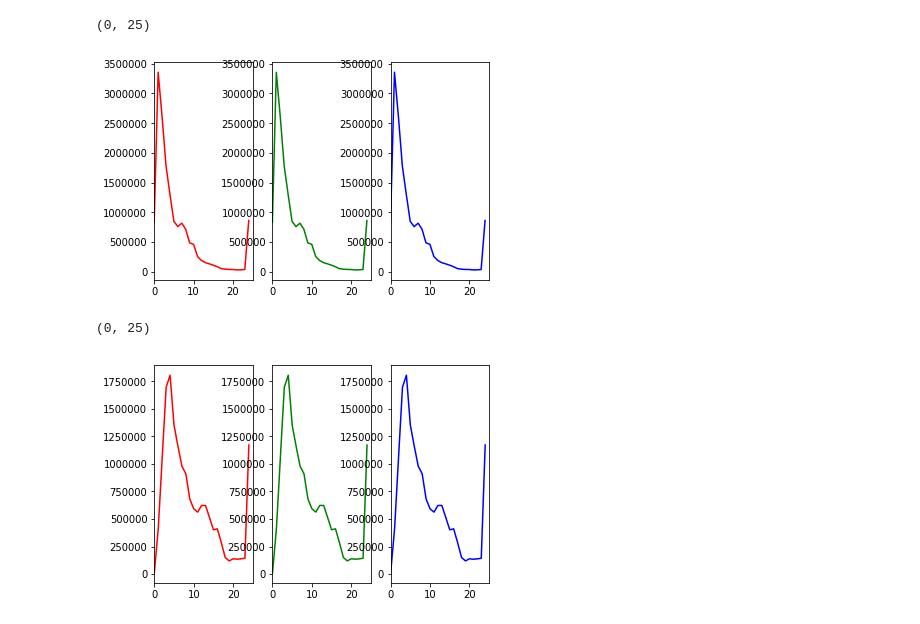
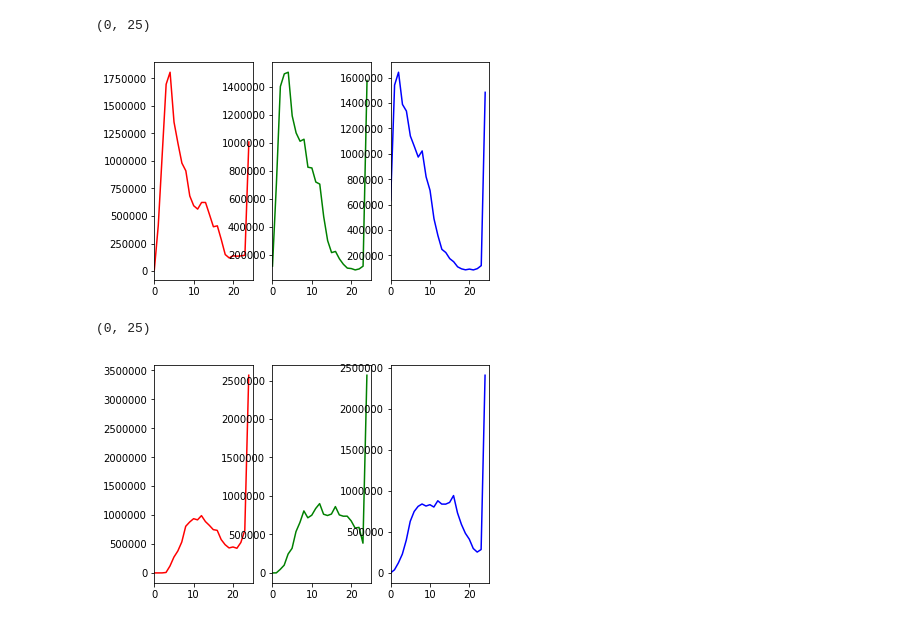
Before and after one commit to iamvibin/CE264HDR, a Jupyter notebook: Plot Histogram.ipynb, the cells around one changed output. Saved outputs shown, nothing was run; the diff lists cells and outputs as text; code cells hidden in the pictures.

```diff
--- a/Plot Histogram.ipynb
+++ b/Plot Histogram.ipynb
@@ -10,34 +30,38 @@ img3 = np.array(cv2.imread('C:/Users/VIBIN/Desktop/abul/Untitled Folder/PictureS
 # %%
-histr = cv2.calcHist([img1],[0],None,[25],[0,256])
+histr = cv2.calcHist([img2],[0],None,[25],[0,256])
 plt.figure()
 plt.subplot(1,3,1)
 plt.plot(histr,color = 'r')
 plt.xlim([0,25])
 
+histr = cv2.calcHist([img2],[1],None,[25],[0,256])
 plt.subplot(1,3,2)
 plt.plot(histr,color = 'g')
 plt.xlim([0,25])
 
+histr = cv2.calcHist([img2],[2],None,[25],[0,256])
 plt.subplot(1,3,3)
 plt.plot(histr,color = 'b')
 plt.xlim([0,25])
 # %% [output]
 (0, 25)
-[figure, old version]
+[figure, new version]
 # %%
-histr = cv2.calcHist([img2],[0],None,[25],[0,256])
+histr = cv2.calcHist([img3],[0],None,[25],[0,256])
 plt.figure()
 plt.subplot(1,3,1)
 plt.plot(histr,color = 'r')
 plt.xlim([0,25])
 
+histr = cv2.calcHist([img3],[1],None,[25],[0,256])
 plt.subplot(1,3,2)
 plt.plot(histr,color = 'g')
 plt.xlim([0,25])
 
+histr = cv2.calcHist([img3],[2],None,[25],[0,256])
 plt.subplot(1,3,3)
 plt.plot(histr,color = 'b')
 plt.xlim([0,25])
 # %% [output]
 (0, 25)
-[figure, old version]
+[figure, new version]
```
Also changed, not shown: parts of 12 cells of this notebook.
